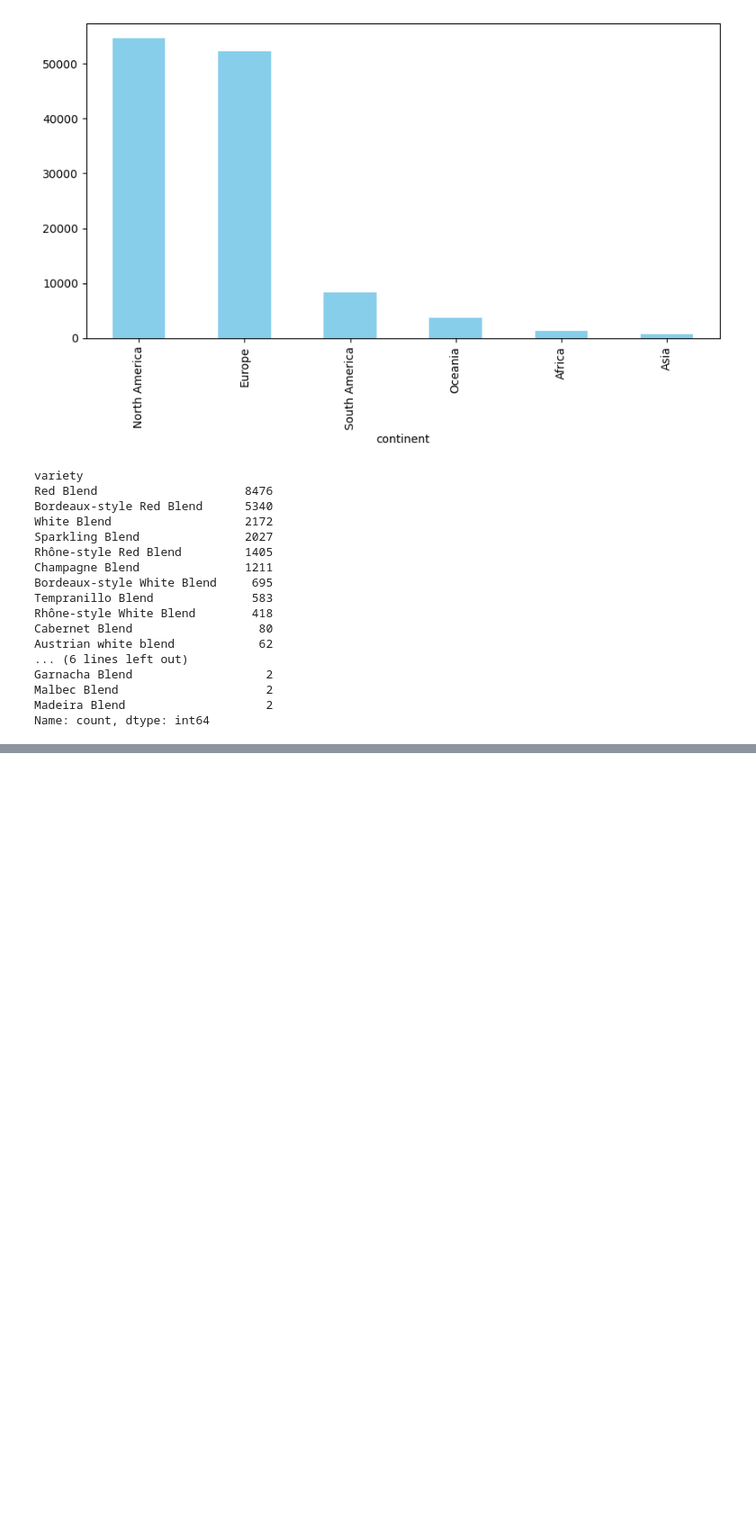
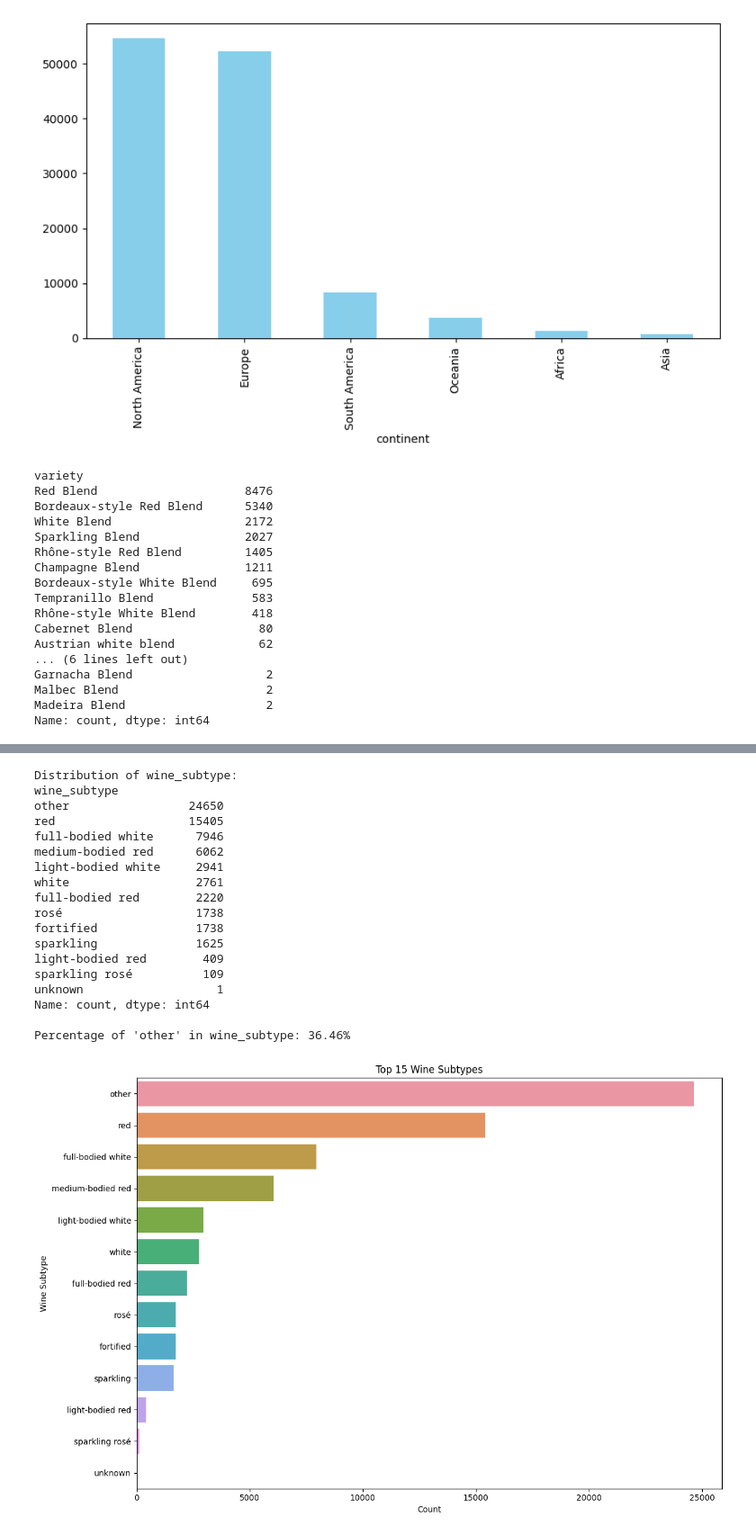
Before and after one commit to tmnstraub/MLOPS2425, a Jupyter notebook: notebooks/feature_eda.ipynb, the cells around one changed output, grey strips where cells are left out. Shown at 90% size. Cells and saved outputs as stored; diff of their text form; code cells hidden in the pictures; blank space fills up the shorter version.

```diff
--- a/notebooks/feature_eda.ipynb
+++ b/notebooks/feature_eda.ipynb
@@ -350,0 +477,40 @@ Name: count, dtype: int64
+# %%
+# Analyze the distribution of wine subtypes
+print("Distribution of wine_subtype:")
+subtype_counts = analysis_df['wine_subtype'].value_counts()
+print(subtype_counts.head(20))  # Show top 20 subtypes
+
+# Calculate the percentage of 'other' values
+other_subtype_pct = subtype_counts.get('other', 0) / len(analysis_df) * 100
+print(f"\nPercentage of 'other' in wine_subtype: {other_subtype_pct:.2f}%")
+
+# Visualize the distribution of top subtypes
+plt.figure(figsize=(12, 8))
+top_subtypes = subtype_counts.head(15).index
+sns.countplot(y='wine_subtype', data=analysis_df[analysis_df['wine_subtype'].isin(top_subtypes)],
+              order=subtype_counts.head(15).index)
+plt.title('Top 15 Wine Subtypes')
+plt.xlabel('Count')
+plt.ylabel('Wine Subtype')
+plt.tight_layout()
+plt.show()
+# %% [output]
+Distribution of wine_subtype:
+wine_subtype
+other                 24650
+red                   15405
+full-bodied white      7946
+medium-bodied red      6062
+light-bodied white     2941
+white                  2761
+full-bodied red        2220
+rosé                   1738
+fortified              1738
+sparkling              1625
+light-bodied red        409
+sparkling rosé          109
+unknown                   1
+Name: count, dtype: int64
+
+Percentage of 'other' in wine_subtype: 36.46%
+[figure, added]
```
Also changed, not shown: parts of 21 cells of this notebook, 8 other files.
